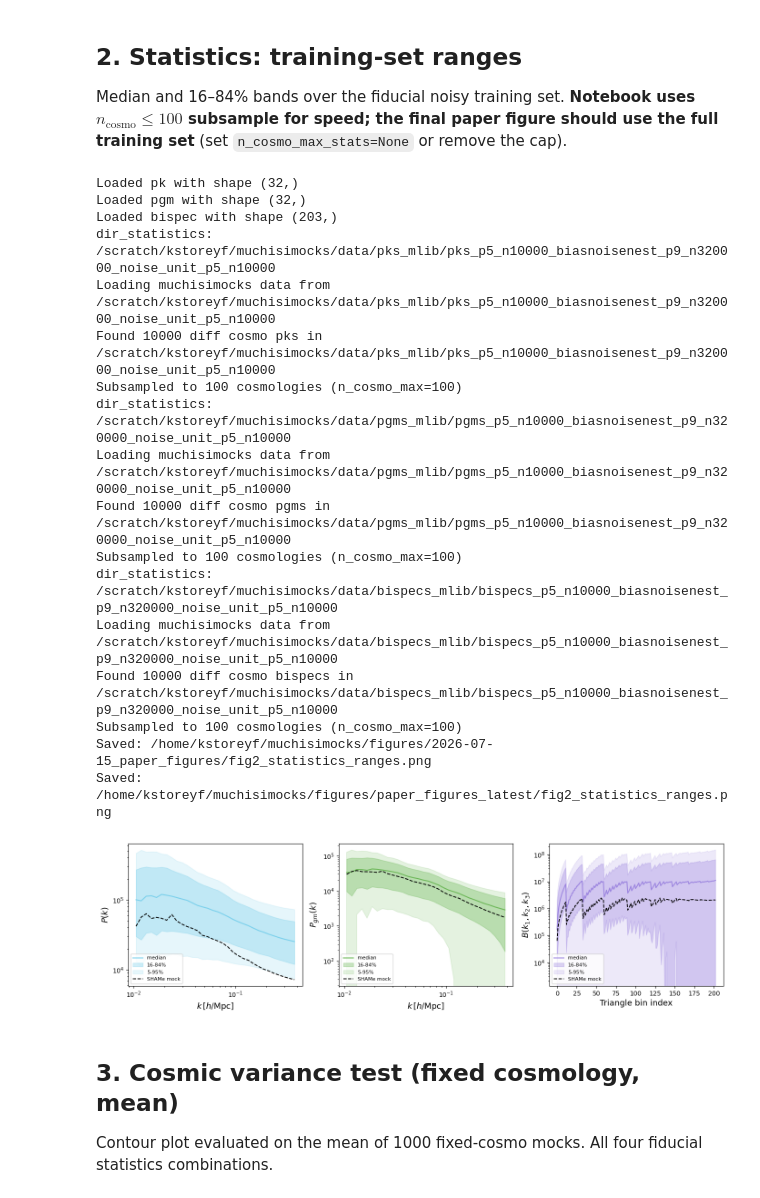
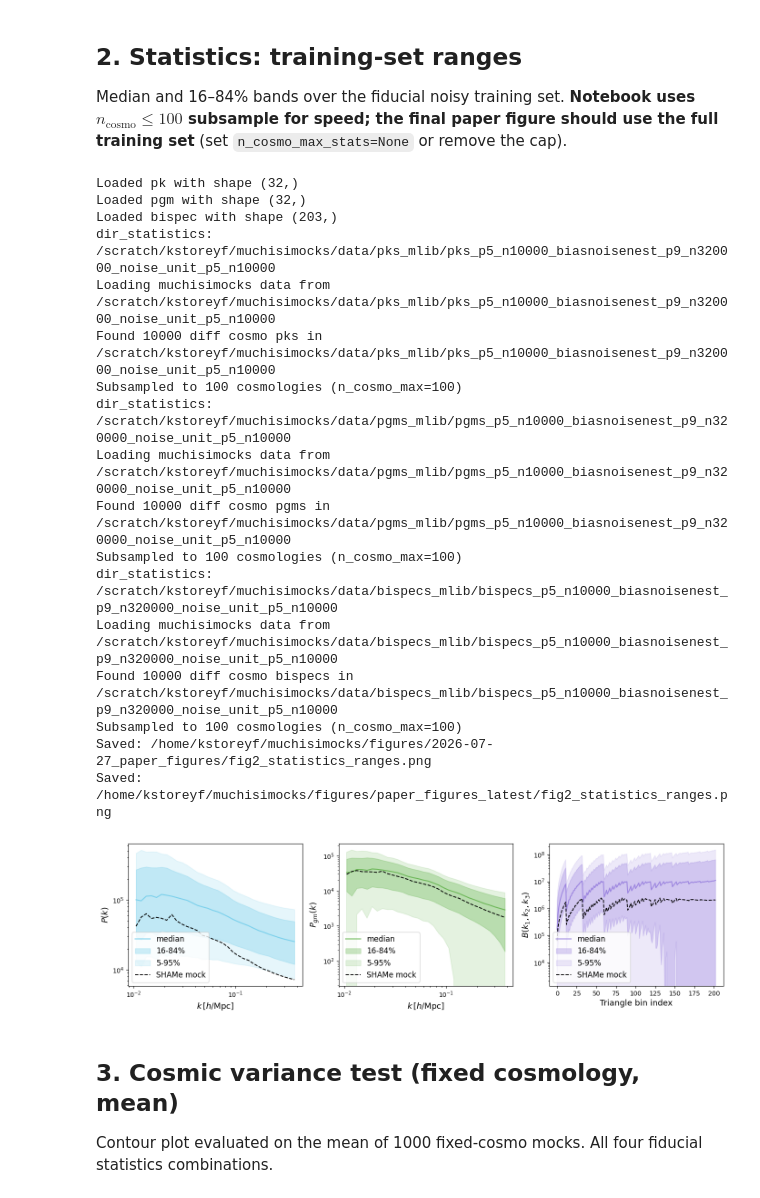
Before and after one commit to kstoreyf/muchisimocks, a Jupyter notebook: notebooks/2026-06-11_paper_figures.ipynb, the cells around one changed output. Drawn from its saved outputs; the diff is of its cells as text; code cells hidden in the pictures.

```diff
--- a/notebooks/2026-06-11_paper_figures.ipynb
+++ b/notebooks/2026-06-11_paper_figures.ipynb
@@ -57,7 +57,7 @@ COLORS_FID = ["#79D0EC", "#6BB756", "#9D86E0", "#B32168"]
 
 STAT_LABELS_SHORT = {
     "pk": r"$P_\mathrm{gg}$",
-    "bispec": r"$B$",
+    "bispec": r"$B_\mathrm{ggg}$",
     "pgm": r"$P_\mathrm{gm}$",
 }
 
@@ -99,7 +99,7 @@ ANOISE_OPTION = "Anmult"
 dir_sbi = paths.DIR_RESULTS / "results_sbi"
 n_cosmo_max_stats = 100  # subsample for statistics range plots
 
-FIG_DIR = REPO_ROOT / "figures" / "2026-07-15_paper_figures"
+FIG_DIR = REPO_ROOT / "figures" / "2026-07-27_paper_figures"
 FIG_DIR_LATEST = REPO_ROOT / "figures" / "paper_figures_latest"
 OVERWRITE_FIGURES = True
 FIG_EXT = "png"
@@ -341,7 +341,7 @@ axes[0].plot(
 axes[0].set_xscale("log"); axes[0].set_yscale("log")
 axes[0].set_xlabel(r"$k\,[h/\mathrm{Mpc}]$", fontsize=LABELSIZE)
 axes[0].set_ylabel(r"$P(k)$", fontsize=LABELSIZE)
-axes[0].legend(loc="lower left", fontsize=8, labelcolor="black")
+axes[0].legend(loc="lower left", fontsize=12, labelcolor="black")
 
 # P_gm(k)
 k_pgm, pgms, _, _ = data_loader.load_data_muchisimocks(
@@ -357,7 +357,7 @@ axes[1].plot(
 axes[1].set_xscale("log"); axes[1].set_yscale("log")
 axes[1].set_xlabel(r"$k\,[h/\mathrm{Mpc}]$", fontsize=LABELSIZE)
 axes[1].set_ylabel(r"$P_{gm}(k)$", fontsize=LABELSIZE)
-axes[1].legend(loc="lower left", fontsize=8, labelcolor="black")
+axes[1].legend(loc="lower left", fontsize=12, labelcolor="black")
 
 # Bispectrum (triangle bin index; matches 2026-03-10_load_statistics)
 _, bispecs, _, _ = data_loader.load_data_muchisimocks(
@@ -368,36 +368,36 @@ median_b, p5_b, p16_b, p84_b, p95_b = stats_summary(bispecs)
 x_b = np.arange(len(median_b))
 plot_stat_band(axes[2], x_b, median_b, p5_b, p16_b, p84_b, p95_b, COLOR_STAT["bispec"])
 axes[2].plot(
     np.arange(len(y_shame_bispec)), y_shame_bispec, color="black",
     linestyle=SHAME_LINESTYLE, linewidth=SHAME_LINEWIDTH, label="SHAMe mock", zorder=4,
 )
 axes[2].set_yscale("log")
 axes[2].set_xlabel("Triangle bin index", fontsize=LABELSIZE)
 axes[2].set_ylabel(r"$B(k_1,k_2,k_3)$", fontsize=LABELSIZE)
-axes[2].legend(loc="lower left", fontsize=8, labelcolor="black")
+axes[2].legend(loc="lower left", fontsize=12, labelcolor="black")
 
 plt.tight_layout()
 save_figure(fig, "fig2_statistics_ranges")
 plt.show()
 # %% [output]
 Loaded pk with shape (32,)
 Loaded pgm with shape (32,)
 Loaded bispec with shape (203,)
 dir_statistics: /scratch/kstoreyf/muchisimocks/data/pks_mlib/pks_p5_n10000_biasnoisenest_p9_n320000_noise_unit_p5_n10000
 Loading muchisimocks data from /scratch/kstoreyf/muchisimocks/data/pks_mlib/pks_p5_n10000_biasnoisenest_p9_n320000_noise_unit_p5_n10000
 Found 10000 diff cosmo pks in /scratch/kstoreyf/muchisimocks/data/pks_mlib/pks_p5_n10000_biasnoisenest_p9_n320000_noise_unit_p5_n10000
 Subsampled to 100 cosmologies (n_cosmo_max=100)
 dir_statistics: /scratch/kstoreyf/muchisimocks/data/pgms_mlib/pgms_p5_n10000_biasnoisenest_p9_n320000_noise_unit_p5_n10000
 Loading muchisimocks data from /scratch/kstoreyf/muchisimocks/data/pgms_mlib/pgms_p5_n10000_biasnoisenest_p9_n320000_noise_unit_p5_n10000
 Found 10000 diff cosmo pgms in /scratch/kstoreyf/muchisimocks/data/pgms_mlib/pgms_p5_n10000_biasnoisenest_p9_n320000_noise_unit_p5_n10000
 Subsampled to 100 cosmologies (n_cosmo_max=100)
 dir_statistics: /scratch/kstoreyf/muchisimocks/data/bispecs_mlib/bispecs_p5_n10000_biasnoisenest_p9_n320000_noise_unit_p5_n10000
 Loading muchisimocks data from /scratch/kstoreyf/muchisimocks/data/bispecs_mlib/bispecs_p5_n10000_biasnoisenest_p9_n320000_noise_unit_p5_n10000
 Found 10000 diff cosmo bispecs in /scratch/kstoreyf/muchisimocks/data/bispecs_mlib/bispecs_p5_n10000_biasnoisenest_p9_n320000_noise_unit_p5_n10000
 Subsampled to 100 cosmologies (n_cosmo_max=100)
-Saved: /home/kstoreyf/muchisimocks/figures/2026-07-15_paper_figures/fig2_statistics_ranges.png
+Saved: /home/kstoreyf/muchisimocks/figures/2026-07-27_paper_figures/fig2_statistics_ranges.png
 Saved: /home/kstoreyf/muchisimocks/figures/paper_figures_latest/fig2_statistics_ranges.png
-[figure, old version]
+[figure, new version]
 # %% [markdown]
 ## 3. Cosmic variance test (fixed cosmology, mean)
 
```
Also changed, not shown: parts of 25 cells of this notebook, 3 other files.
